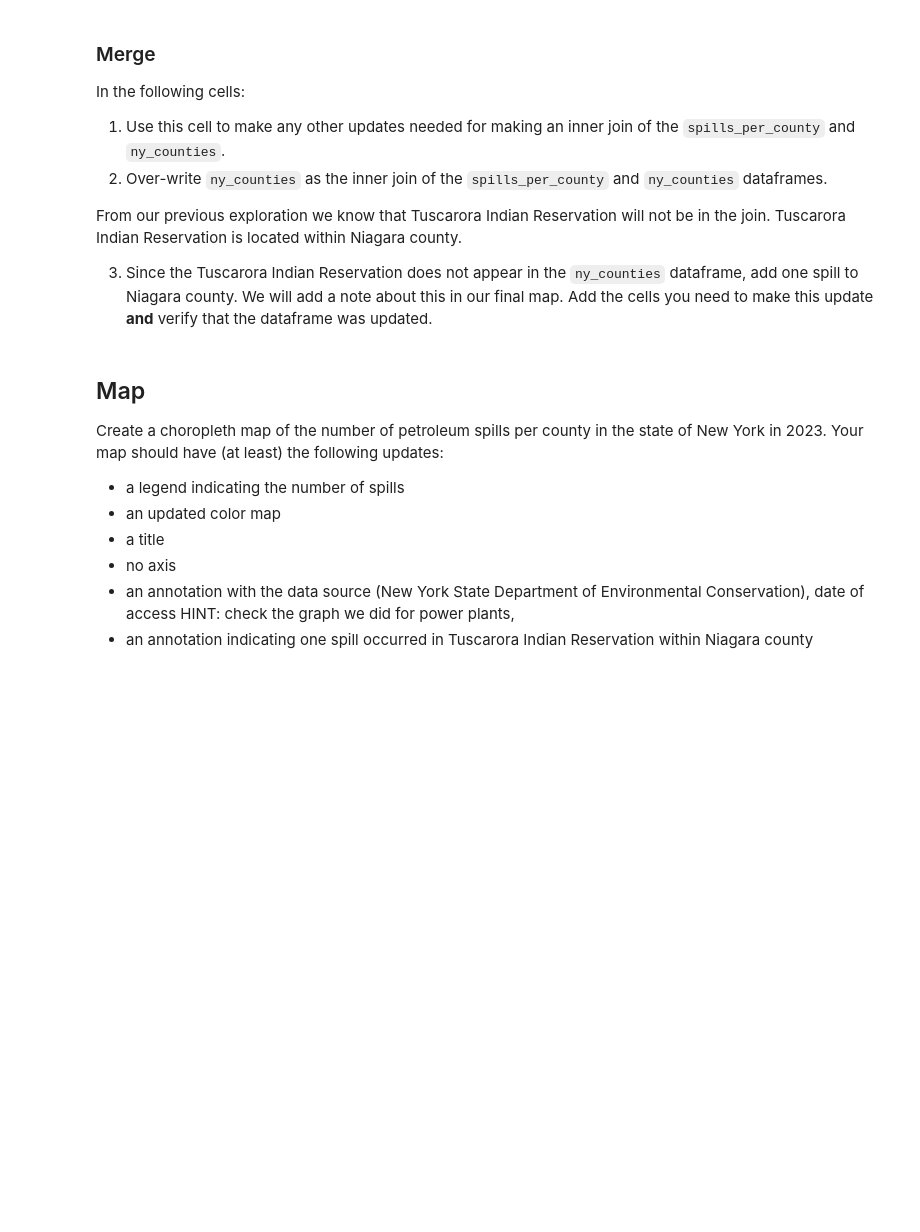
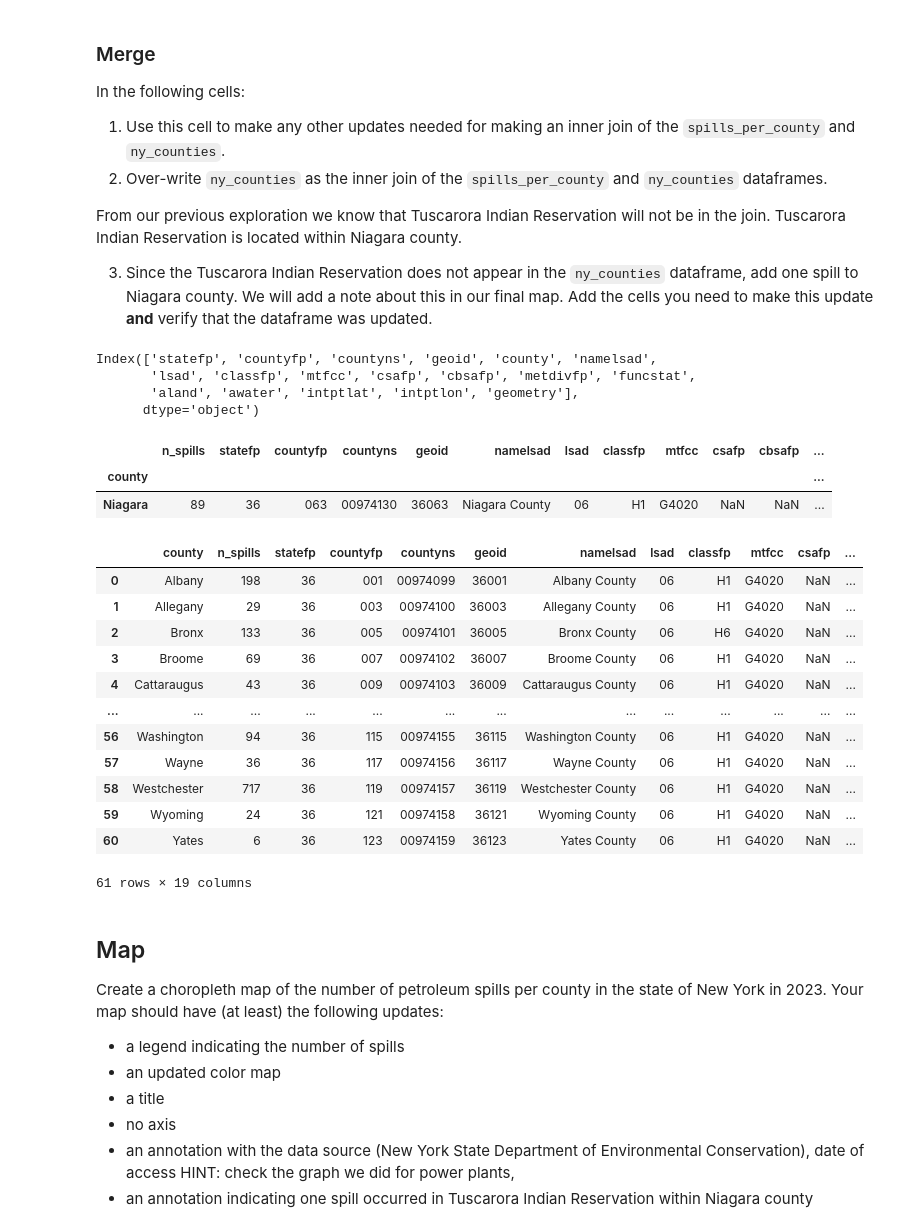
Before and after one commit to lunacatalan/eds220-hwk-3, a Jupyter notebook: hwk3-task1-spills.ipynb, the cells around one changed output. Drawn from its saved outputs; the diff is of its cells as text; code cells hidden in the pictures; blank space fills up the shorter version.

```diff
--- a/hwk3-task1-spills.ipynb
+++ b/hwk3-task1-spills.ipynb
@@ -441,0 +452,11 @@ From our previous exploration we know that Tuscarora Indian Reservation will not
+# %%
+# 1. the column names for counties are different
+ny_counties = ny_counties.rename(columns = {'name' :'county'})
+
+# check to see if it updated column name to 'county'
+ny_counties.columns
+# %% [output]
+Index(['statefp', 'countyfp', 'countyns', 'geoid', 'county', 'namelsad',
+       'lsad', 'classfp', 'mtfcc', 'csafp', 'cbsafp', 'metdivfp', 'funcstat',
+       'aland', 'awater', 'intptlat', 'intptlon', 'geometry'],
+      dtype='object')
@@ -441,0 +475,7 @@ From our previous exploration we know that Tuscarora Indian Reservation will not
+# %%
+# there are now 89 spills in Niagara
+spill_ny[spill_ny.index == 'Niagara']
+# %% [output]
+|  | n_spills | statefp | countyfp | countyns | geoid | namelsad | lsad | classfp | mtfcc | csafp | cbsafp | ... |
+| county |  |  |  |  |  |  |  |  |  |  |  | ... |
+| Niagara | 89 | 36 | 063 | 00974130 | 36063 | Niagara County | 06 | H1 | G4020 | NaN | NaN | ... |
@@ -442,3 +485,19 @@ From our previous exploration we know that Tuscarora Indian Reservation will not
+# %%
+spill_ny
+# %% [output]
+|  | county | n_spills | statefp | countyfp | countyns | geoid | namelsad | lsad | classfp | mtfcc | csafp | ... |
+| 0 | Albany | 198 | 36 | 001 | 00974099 | 36001 | Albany County | 06 | H1 | G4020 | NaN | ... |
+| 1 | Allegany | 29 | 36 | 003 | 00974100 | 36003 | Allegany County | 06 | H1 | G4020 | NaN | ... |
+| 2 | Bronx | 133 | 36 | 005 | 00974101 | 36005 | Bronx County | 06 | H6 | G4020 | NaN | ... |
+| 3 | Broome | 69 | 36 | 007 | 00974102 | 36007 | Broome County | 06 | H1 | G4020 | NaN | ... |
+| 4 | Cattaraugus | 43 | 36 | 009 | 00974103 | 36009 | Cattaraugus County | 06 | H1 | G4020 | NaN | ... |
+| ... | ... | ... | ... | ... | ... | ... | ... | ... | ... | ... | ... | ... |
+| 56 | Washington | 94 | 36 | 115 | 00974155 | 36115 | Washington County | 06 | H1 | G4020 | NaN | ... |
+| 57 | Wayne | 36 | 36 | 117 | 00974156 | 36117 | Wayne County | 06 | H1 | G4020 | NaN | ... |
+| 58 | Westchester | 717 | 36 | 119 | 00974157 | 36119 | Westchester County | 06 | H1 | G4020 | NaN | ... |
+| 59 | Wyoming | 24 | 36 | 121 | 00974158 | 36121 | Wyoming County | 06 | H1 | G4020 | NaN | ... |
+| 60 | Yates | 6 | 36 | 123 | 00974159 | 36123 | Yates County | 06 | H1 | G4020 | NaN | ... |
+61 rows × 19 columns
 # %% [markdown]
 ## Map
 Create a choropleth map of the number of petroleum spills per county in the state of New York in 2023.
```
Also changed, not shown: parts of 16 cells of this notebook.
